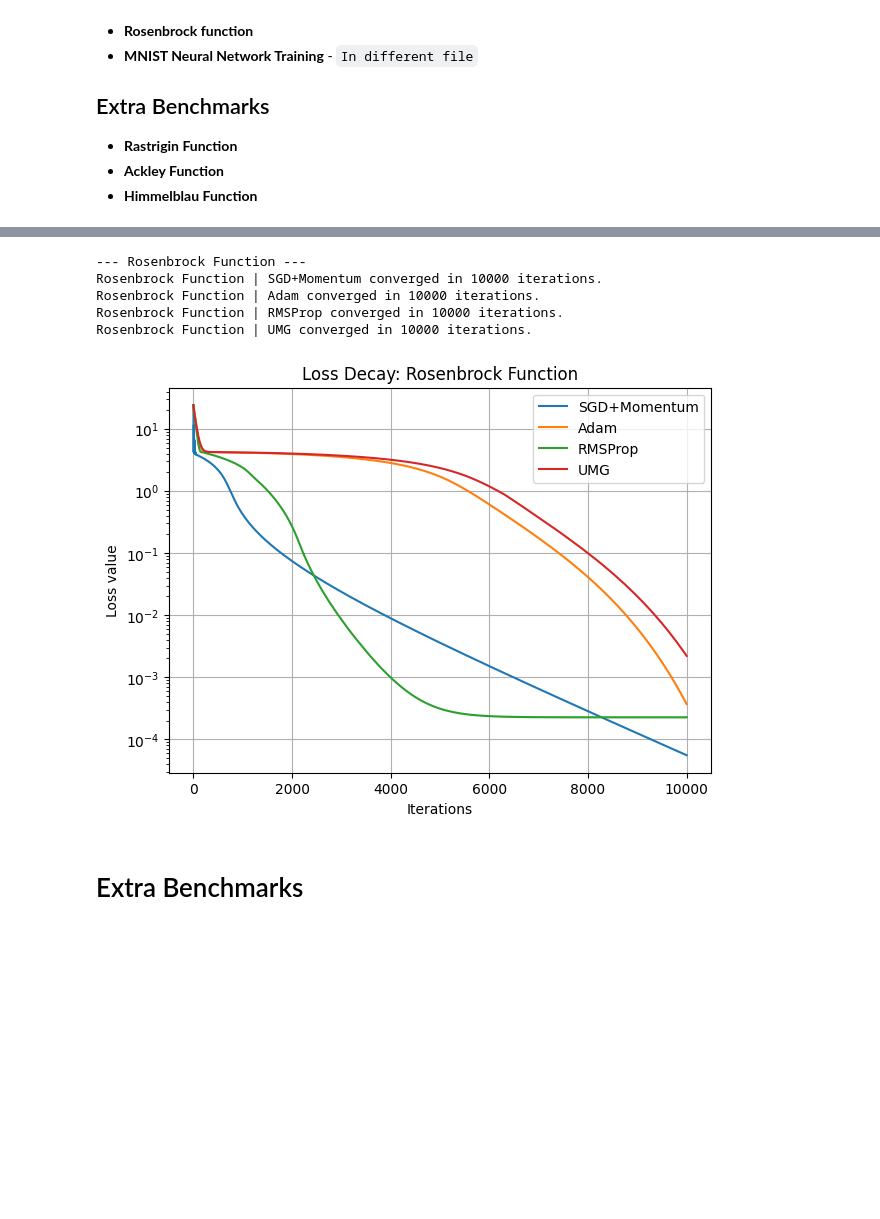
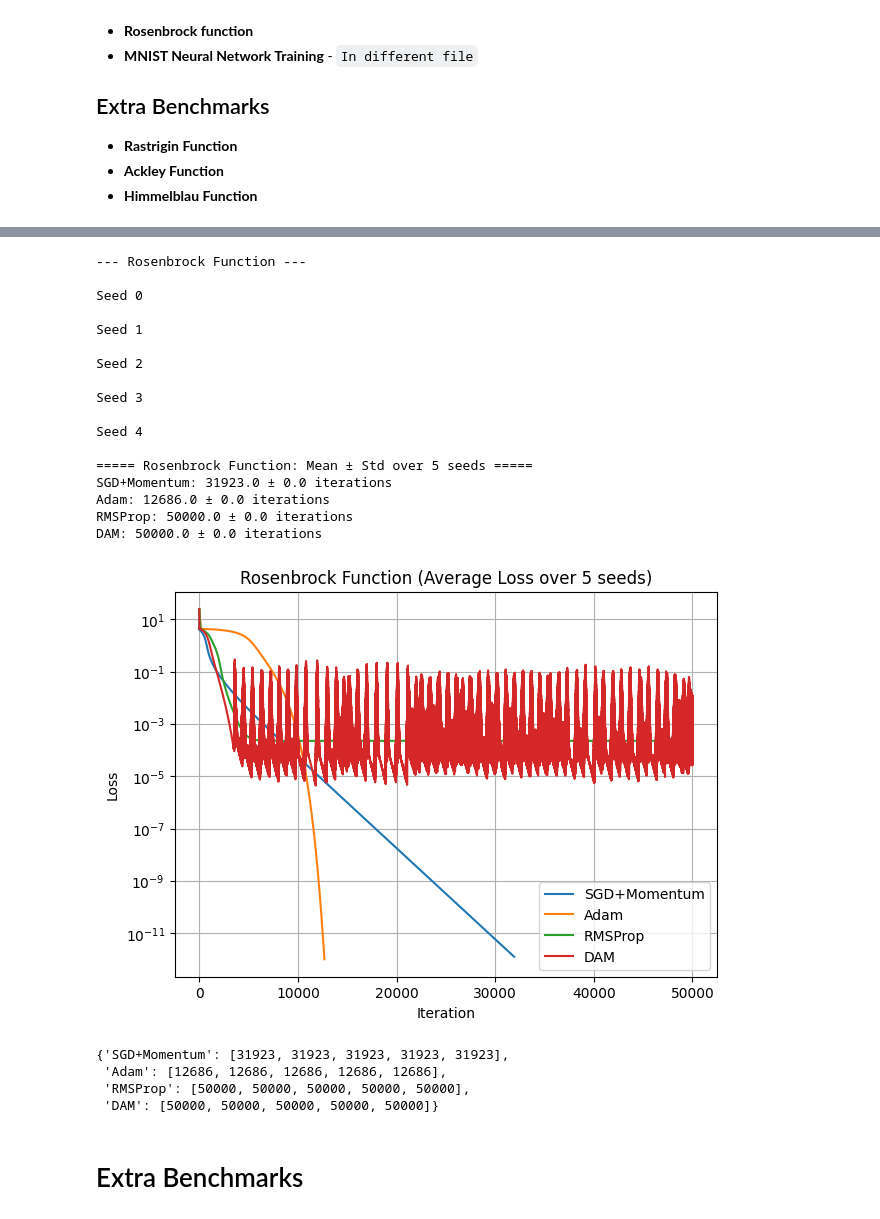
Before and after one commit to kalikaruto/custom-optimizer, a Jupyter notebook: benchmarks.ipynb, the cells around one changed output, grey strips where cells are left out. Drawn from its saved outputs; the diff is of its cells as text; code cells hidden in the pictures; blank space fills up the shorter version.

```diff
--- a/benchmarks.ipynb
+++ b/benchmarks.ipynb
@@ -206,27 +300,48 @@ Ill-Conditioned Quadratic | UMG converged in 10000 iterations.
 # %%
 
 # ============================================================
 # 3. Rosenbrock
 # ============================================================
 print("\n--- Rosenbrock Function ---")
 x0 = np.array([-1.2, 1.0])
-
 optimizers = {
-    "SGD+Momentum": lambda f, g, x0=x0: sgd_momentum(f, g, x0, lr=0.001, tol=1e-4),
-    "Adam": lambda f, g, x0=x0: adam(f, g, x0, lr=0.001, tol=1e-4),
-    "RMSProp": lambda f, g, x0=x0: rmsprop(f, g, x0, lr=0.001, tol=1e-4),
-    "UMG": lambda f, g, x0=x0: umg(f, g, x0, lr=0.001, tol=1e-4)
+    "SGD+Momentum": lambda f, g, x0=x0: sgd_momentum(f, g, x0, lr=0.001, beta=0.9, tol=1e-6, max_iter=50000),
+    "Adam": lambda f, g, x0=x0: adam(f, g, x0, lr=0.001, beta1=0.9, beta2=0.999, tol=1e-6, max_iter=50000),
+    "RMSProp": lambda f, g, x0=x0: rmsprop(f, g, x0, lr=0.001, beta=0.9, tol=1e-6, max_iter=50000),
+    "DAM": lambda f, g, x0=x0: dam(f, g, x0, lr=0.01, beta1=0.9, beta2=0.999, tol=1e-6, max_iter=50000)
 }
-
-run_and_plot(rosenbrock_f, rosenbrock_grad,
-             x0, optimizers, tol=1e-4, f_name="Rosenbrock Function")
+run_multiple_seeds(
+    rosenbrock_f,
+    rosenbrock_grad,
+    dim_or_x0=x0,   # fixed start for all seeds
+    optimizers=optimizers,
+    tol=1e-4,
+    f_name="Rosenbrock Function",
+    n_seeds=5
+)
 # %% [output]
 --- Rosenbrock Function ---
-Rosenbrock Function | SGD+Momentum converged in 10000 iterations.
-Rosenbrock Function | Adam converged in 10000 iterations.
-Rosenbrock Function | RMSProp converged in 10000 iterations.
-Rosenbrock Function | UMG converged in 10000 iterations.
+
+Seed 0
+
+Seed 1
+
+Seed 2
+
+Seed 3
+
+Seed 4
+
+===== Rosenbrock Function: Mean ± Std over 5 seeds =====
+SGD+Momentum: 31923.0 ± 0.0 iterations
+Adam: 12686.0 ± 0.0 iterations
+RMSProp: 50000.0 ± 0.0 iterations
+DAM: 50000.0 ± 0.0 iterations
-[figure, old version]
+[figure, new version]
+{'SGD+Momentum': [31923, 31923, 31923, 31923, 31923],
+ 'Adam': [12686, 12686, 12686, 12686, 12686],
+ 'RMSProp': [50000, 50000, 50000, 50000, 50000],
+ 'DAM': [50000, 50000, 50000, 50000, 50000]}
 # %% [markdown]
 # Extra Benchmarks
 # %%
```
Also changed, not shown: parts of 6 cells of this notebook, 2 other files.
